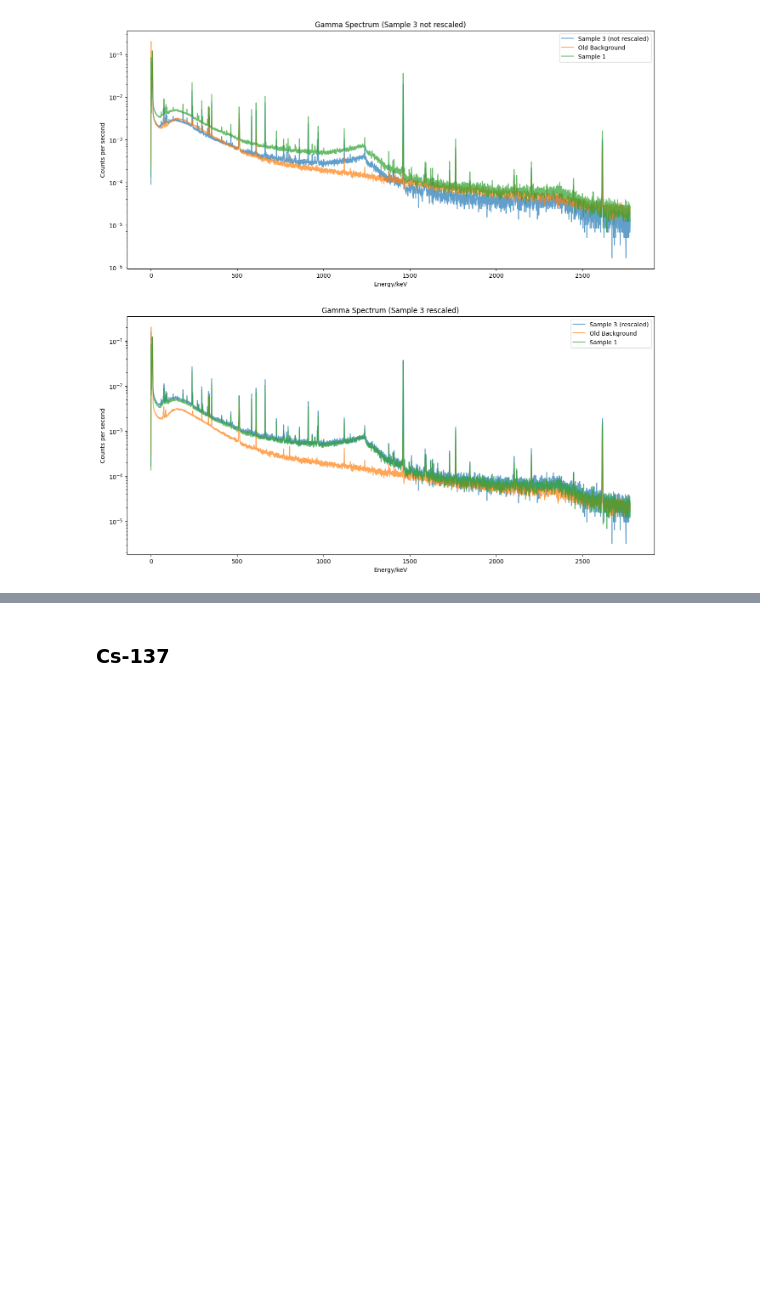
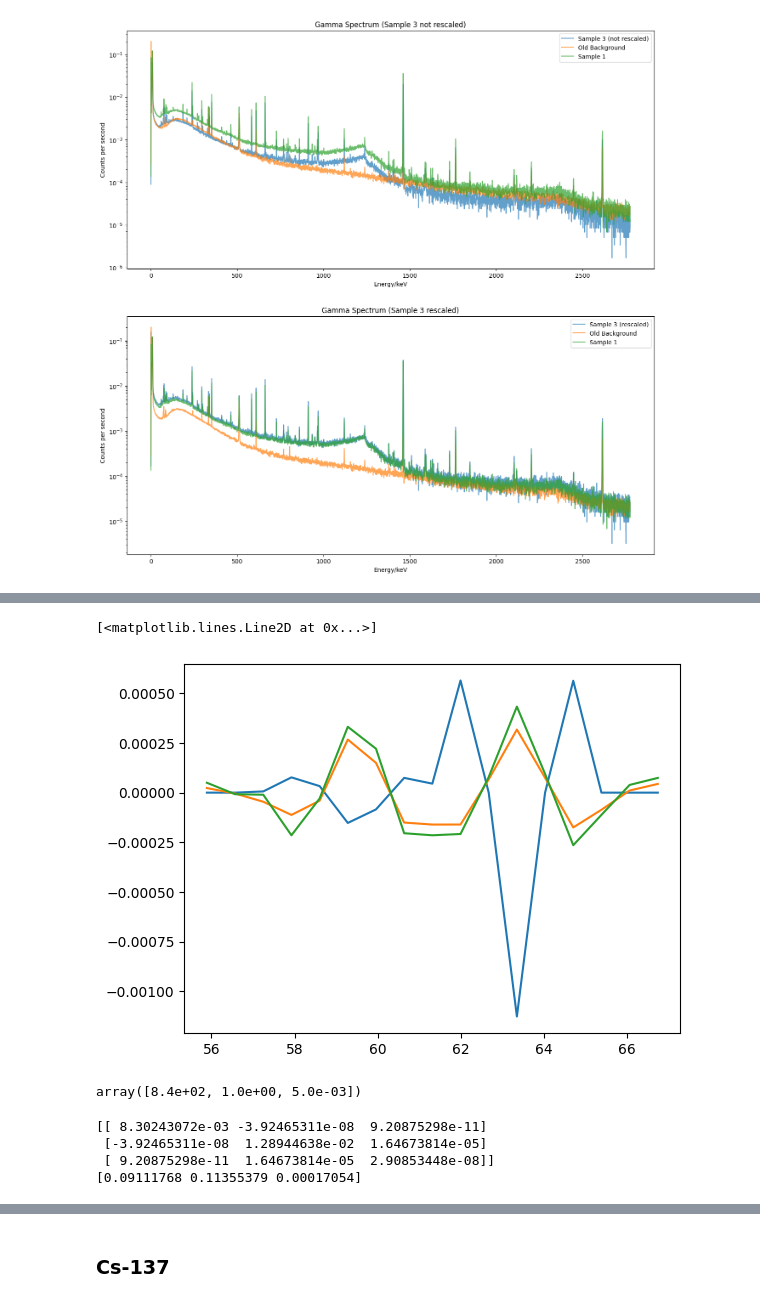
Before and after one commit to ngcnpeter/HPGe_lab_y3, a Jupyter notebook: spectal_analysis.ipynb, the cells around one changed output, grey strips where cells are left out. Drawn from its saved outputs; the diff is of its cells as text; code cells hidden in the pictures; blank space fills up the shorter version.

```diff
--- a/spectal_analysis.ipynb
+++ b/spectal_analysis.ipynb
@@ -688,0 +876,7 @@ for n in range(2):
+# %%
+h = np.array([1,2])
+mu = np.array([1,2])
+sigma = np.array([1,2])
+pdf = 0
+for i in range(len(h)):
+    pdf += h[i]*stats.norm.pdf(x,loc = mu[i], scale = sigma[i])
@@ -688,0 +917,52 @@ for n in range(2):
+# %%
+def gauss(x,mu,sigma,h):
+    """This function returns a normalized gaussian probability density function
+       multiplied by peak height h (area under curve = h)
+       Inputs:
+       x    variable x
+       mu   centroid
+       sigma    standard deviation
+       h    peak height
+       """
+    return h*stats.norm.pdf(x,loc = mu, scale = sigma)
+def d2_gauss(x,mu,sigma,h):
+    """This function returns the negative second difference of
+       normalized gaussian probability density function
+       multiplied by peak height h (area under curve = h)
+       Inputs:
+       x    variable x
+       mu   centroid
+       sigma    standard deviation
+       h    peak height
+       """
+    return -np.gradient(np.gradient(gauss(x,mu,sigma,h))) #negative second difference
+
+
+i1 = int(energy_to_chan(59.5))
+i2 = int(energy_to_chan(63.4))
+loc_l = i1-6
+loc_h = i2+5
+param,cov = curve_fit(lambda x, sigma1, sigma2, h1, h2 : d2_gauss_double(x, 59.5,63.4,sigma1, sigma2, h1, h2),
+chan_to_energy(np.arange(loc_l,loc_h)),
+    -cps_d2_smooth3[loc_l:loc_h],p0 = [0.2,0.2,0.00025,0.00035])
+
+
+plt.plot(E_arr[loc_l:loc_h],d2_gauss_double(E_arr[loc_l:loc_h],59.5,63.4,*param))
+plt.plot(E_arr[loc_l:loc_h],-cps_d2[loc_l:loc_h])
+plt.plot(E_arr[loc_l:loc_h],-cps_d2_smooth3[loc_l:loc_h])
+#plt.plot(E_arr[80:],0.00002*np.exp(-np.linspace(0,2,len(cps_d2_smooth2[80:]))))
+# %% [output]
+[<matplotlib.lines.Line2D at 0x...>]
+[figure, added]
+# %%
+param
+# %% [output]
+array([8.4e+02, 1.0e+00, 5.0e-03])
+# %%
+print(cov)
+print(np.sqrt(np.diag(cov)))
+# %% [output]
+[[ 8.30243072e-03 -3.92465311e-08  9.20875298e-11]
+ [-3.92465311e-08  1.28944638e-02  1.64673814e-05]
+ [ 9.20875298e-11  1.64673814e-05  2.90853448e-08]]
+[0.09111768 0.11355379 0.00017054]
```
Also changed, not shown: parts of 32 cells of this notebook, 22 other files.
